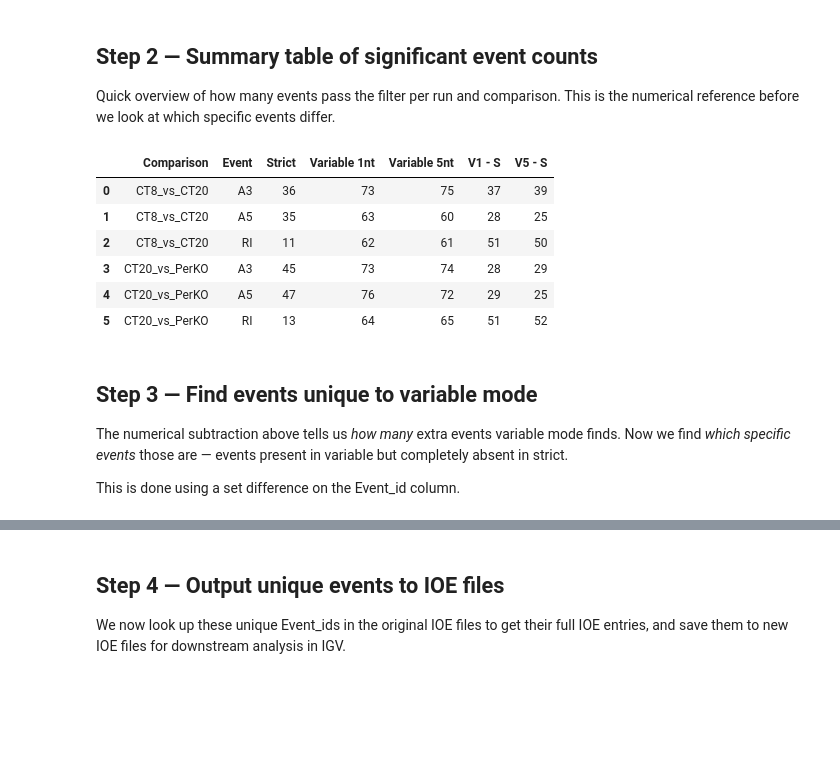
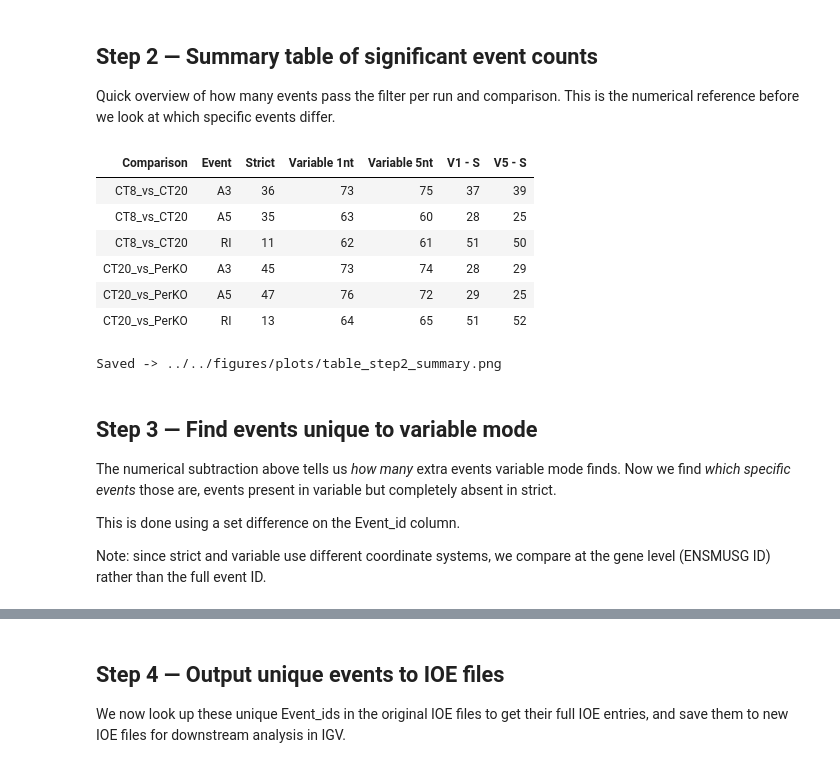
Before and after one commit to griceyrt/Internship, a Jupyter notebook: analysis/notebooks/01_filter_events.ipynb, the cells around one changed output, grey strips where cells are left out. Drawn from its saved outputs; the diff is of its cells as text; code cells hidden in the pictures; blank space fills up the shorter version.

```diff
--- a/analysis/notebooks/01_filter_events.ipynb
+++ b/analysis/notebooks/01_filter_events.ipynb
@@ -66,37 +128,44 @@ Filtering done!
 
 Quick overview of how many events pass the filter per run and comparison.
 This is the numerical reference before we look at which specific events differ.
-# %%
-rows = []
-for comp_name in COMPARISONS:
-    for event in EVENTS:
-        rows.append({
-            "Comparison": comp_name,
-            "Event": event,
-            "Strict": len(results[comp_name][event]["strict"]),
-            "Variable 1nt": len(results[comp_name][event]["var1"]),
-            "Variable 5nt": len(results[comp_name][event]["var5"]),
-        })
-
-df_summary = pd.DataFrame(rows)
-df_summary["V1 - S"] = df_summary["Variable 1nt"] - df_summary["Strict"]
-df_summary["V5 - S"] = df_summary["Variable 5nt"] - df_summary["Strict"]
-
-display(df_summary)
-# %% [output]
-|  | Comparison | Event | Strict | Variable 1nt | Variable 5nt | V1 - S | V5 - S |
-| 0 | CT8_vs_CT20 | A3 | 36 | 73 | 75 | 37 | 39 |
-| 1 | CT8_vs_CT20 | A5 | 35 | 63 | 60 | 28 | 25 |
-| 2 | CT8_vs_CT20 | RI | 11 | 62 | 61 | 51 | 50 |
-| 3 | CT20_vs_PerKO | A3 | 45 | 73 | 74 | 28 | 29 |
-| 4 | CT20_vs_PerKO | A5 | 47 | 76 | 72 | 29 | 25 |
-| 5 | CT20_vs_PerKO | RI | 13 | 64 | 65 | 51 | 52 |
+# %%
+rows = []
+for comp_name in COMPARISONS:
+    for event in EVENTS:
+        rows.append({
+            "Comparison": comp_name,
+            "Event": event,
+            "Strict": len(results[comp_name][event]["strict"]),
+            "Variable 1nt": len(results[comp_name][event]["var1"]),
+            "Variable 5nt": len(results[comp_name][event]["var5"]),
+        })
+
+df_summary = pd.DataFrame(rows)
+df_summary["V1 - S"] = df_summary["Variable 1nt"] - df_summary["Strict"]
+df_summary["V5 - S"] = df_summary["Variable 5nt"] - df_summary["Strict"]
+
+display(style_table(df_summary))
+export_table_png(df_summary,
+                 "../../figures/plots/table_step2_summary.png",
+                 "Significant events (p < 0.05, |dPSI| ≥ 0.1)")
+# %% [output]
+| Comparison | Event | Strict | Variable 1nt | Variable 5nt | V1 - S | V5 - S |
+| CT8_vs_CT20 | A3 | 36 | 73 | 75 | 37 | 39 |
+| CT8_vs_CT20 | A5 | 35 | 63 | 60 | 28 | 25 |
+| CT8_vs_CT20 | RI | 11 | 62 | 61 | 51 | 50 |
+| CT20_vs_PerKO | A3 | 45 | 73 | 74 | 28 | 29 |
+| CT20_vs_PerKO | A5 | 47 | 76 | 72 | 29 | 25 |
+| CT20_vs_PerKO | RI | 13 | 64 | 65 | 51 | 52 |
+Saved -> ../../figures/plots/table_step2_summary.png
 # %% [markdown]
 ## Step 3 — Find events unique to variable mode
 
 The numerical subtraction above tells us *how many* extra events variable
-mode finds. Now we find *which specific events* those are — events present
+mode finds. Now we find *which specific events* those are, events present
 in variable but completely absent in strict.
 
 This is done using a set difference on the Event_id column.
+
+Note: since strict and variable use different coordinate systems, we compare
+at the gene level (ENSMUSG ID) rather than the full event ID.
 # %%
```
Also changed, not shown: parts of 4 cells of this notebook, 4 other files.
